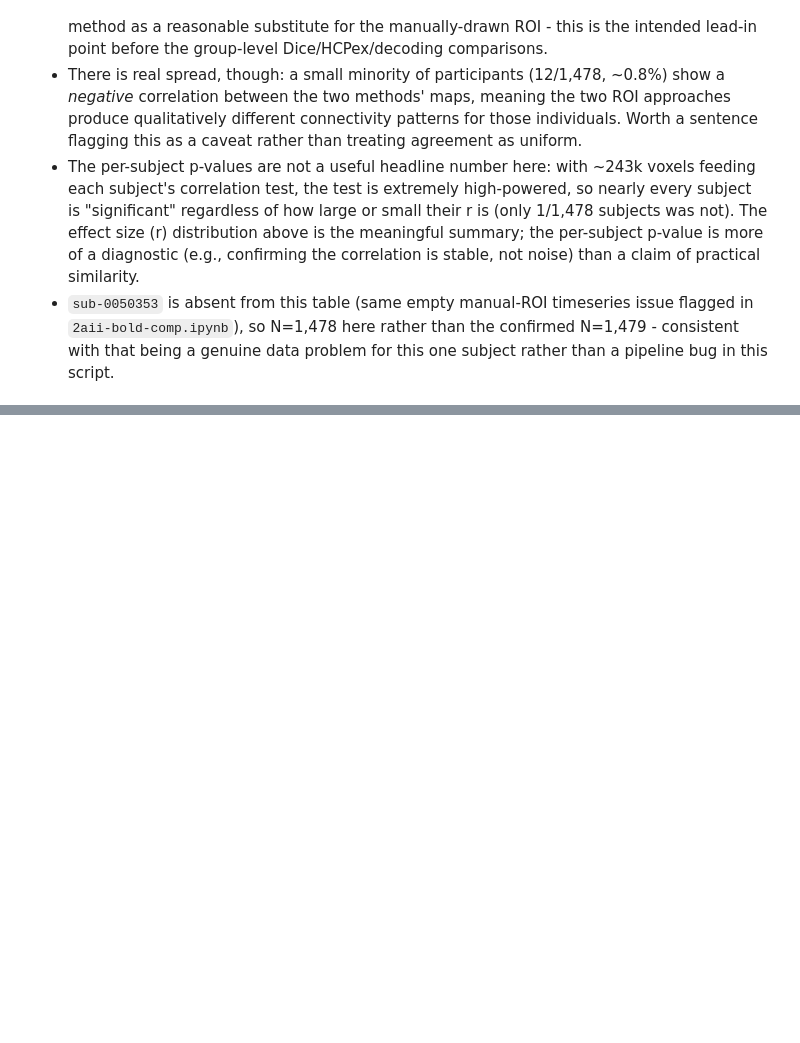
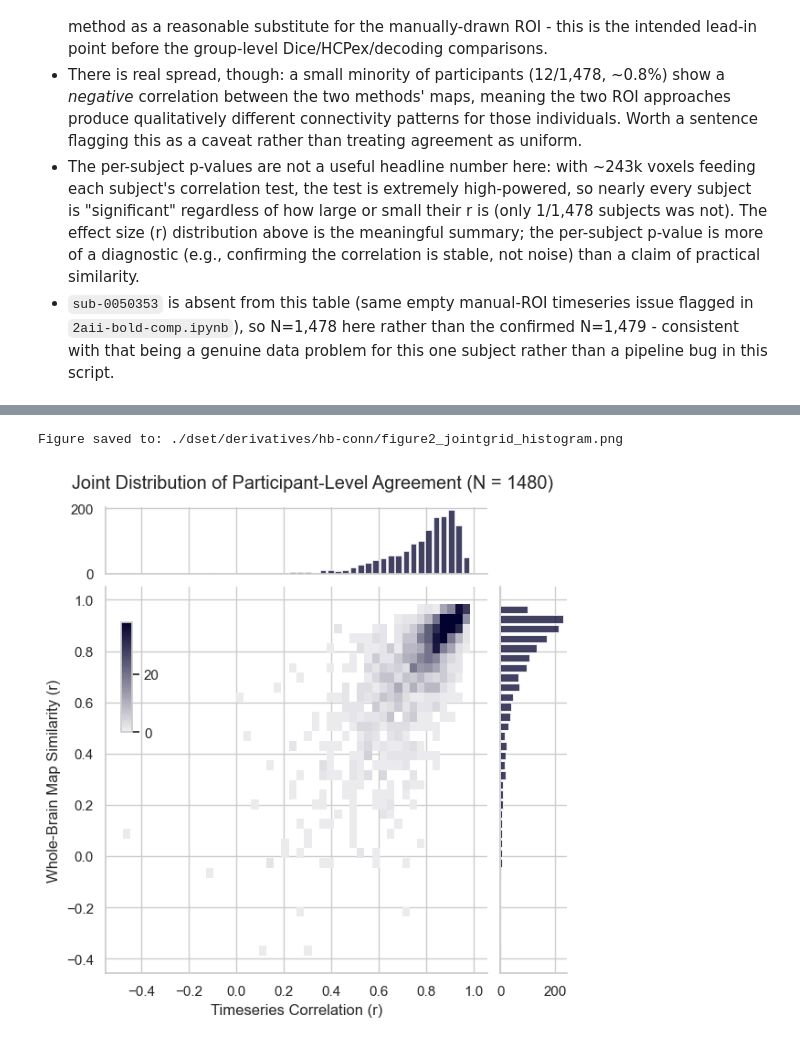
Before and after one commit to chlohamp/habenula-comparison, a Jupyter notebook: 2aiii-pairedttest.ipynb, the cells around one changed output, grey strips where cells are left out. Drawn from its saved outputs; the diff is of its cells as text; code cells hidden in the pictures; blank space fills up the shorter version.

Commit message:
update plots

```diff
--- a/2aiii-pairedttest.ipynb
+++ b/2aiii-pairedttest.ipynb
@@ -335,0 +342,32 @@ Figure saved to: ./dset/derivatives/hb-conn/figure2_joint_scatter.png
+# %%
+#sns.set_theme(style="ticks")
+
+# Joint distribution of participant-level timeseries correlation and whole-brain map
+# similarity (df_joint, built in Section 6 above), following seaborn's JointGrid
+# histogram example (adapted from the planets year/distance example: our x/y are both
+# continuous Pearson r values, so no discrete axis or log scale is used here).
+g = sns.JointGrid(data=df_joint, x="timeseries_r", y="map_r", marginal_ticks=True)
+
+# Inset colorbar for the joint histogram
+cax = g.figure.add_axes([.15, .55, .02, .2])
+
+# Joint + marginal histograms
+g.plot_joint(
+    sns.histplot,
+    cmap="light:#03012d", pmax=.8, cbar=True, cbar_ax=cax
+)
+g.plot_marginals(sns.histplot, element="bars", shrink=0.8, color="#03012d")
+
+g.set_axis_labels("Timeseries Correlation (r)", "Whole-Brain Map Similarity (r)")
+g.figure.suptitle(
+    f"Joint Distribution of Participant-Level Agreement (N = {len(df_joint)})",
+    y=1.02,
+)
+
+fig_path = op.join(hb_conn_dir, "figure2_jointgrid_histogram.png")
+g.figure.savefig(fig_path, dpi=200, bbox_inches="tight")
+print(f"Figure saved to: {fig_path}")
+plt.show()
+# %% [output]
+Figure saved to: ./dset/derivatives/hb-conn/figure2_jointgrid_histogram.png
+[figure, added]
```
Also changed, not shown: parts of 9 cells of this notebook, 1 other file.
